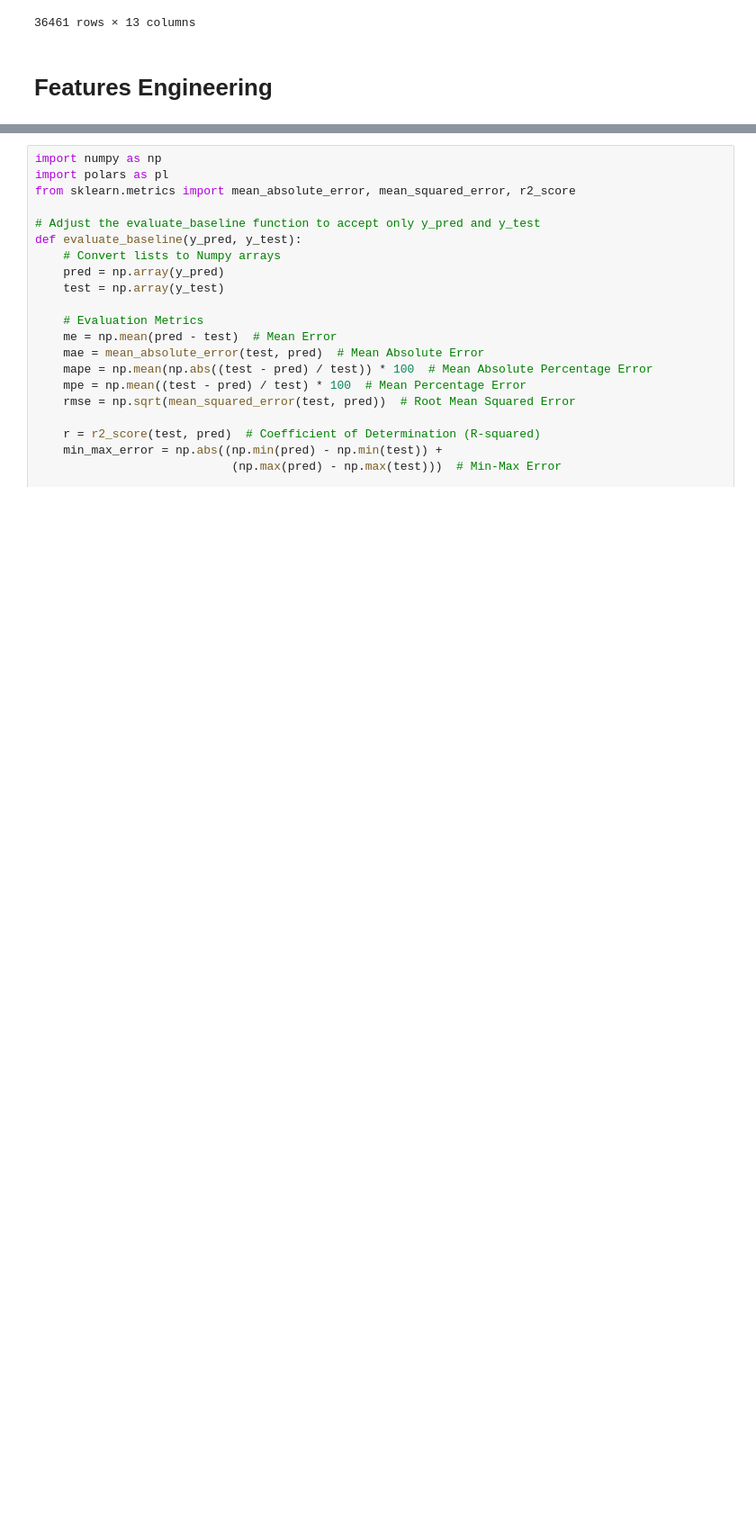
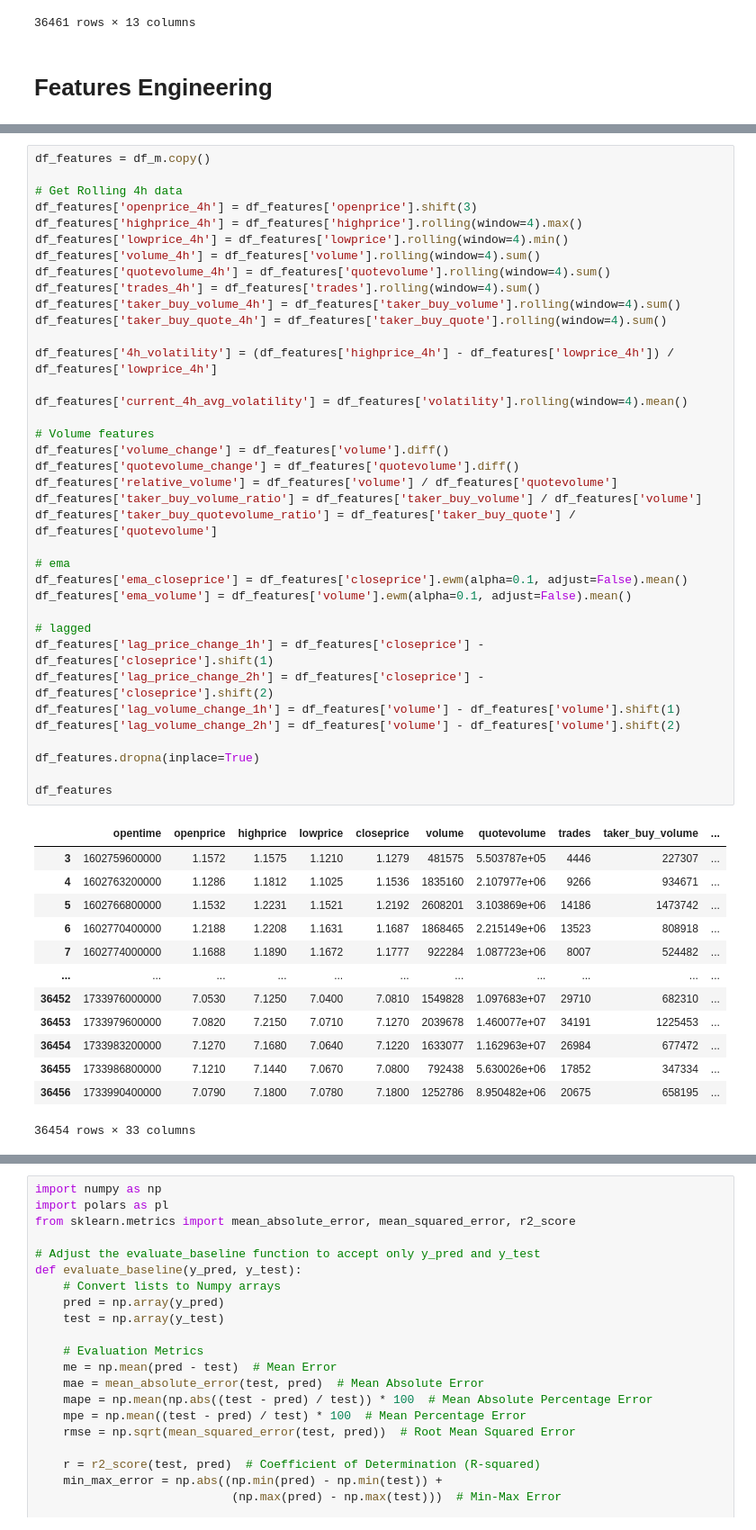
Before and after one commit to rheza-bitwyre/local-share-2, a Jupyter notebook: 02_NEAR_USDT/03_features_selection.ipynb, the cells around one changed output, grey strips where cells are left out. Shown at 90% size. Cells and saved outputs as stored; diff of their text form; blank space fills up the shorter version.

```diff
--- a/02_NEAR_USDT/03_features_selection.ipynb
+++ b/02_NEAR_USDT/03_features_selection.ipynb
@@ -38,0 +57,51 @@ Index(['opentime', 'openprice', 'highprice', 'lowprice', 'closeprice',
+# %%
+df_features = df_m.copy()
+
+# Get Rolling 4h data
+df_features['openprice_4h'] = df_features['openprice'].shift(3)
+df_features['highprice_4h'] = df_features['highprice'].rolling(window=4).max()
+df_features['lowprice_4h'] = df_features['lowprice'].rolling(window=4).min()
+df_features['volume_4h'] = df_features['volume'].rolling(window=4).sum()
+df_features['quotevolume_4h'] = df_features['quotevolume'].rolling(window=4).sum()
+df_features['trades_4h'] = df_features['trades'].rolling(window=4).sum()
+df_features['taker_buy_volume_4h'] = df_features['taker_buy_volume'].rolling(window=4).sum()
+df_features['taker_buy_quote_4h'] = df_features['taker_buy_quote'].rolling(window=4).sum()
+
+df_features['4h_volatility'] = (df_features['highprice_4h'] - df_features['lowprice_4h']) / df_features['lowprice_4h']
+
+df_features['current_4h_avg_volatility'] = df_features['volatility'].rolling(window=4).mean()
+
+# Volume features
+df_features['volume_change'] = df_features['volume'].diff()
+df_features['quotevolume_change'] = df_features['quotevolume'].diff()
+df_features['relative_volume'] = df_features['volume'] / df_features['quotevolume']
+df_features['taker_buy_volume_ratio'] = df_features['taker_buy_volume'] / df_features['volume']
+df_features['taker_buy_quotevolume_ratio'] = df_features['taker_buy_quote'] / df_features['quotevolume']
+
+# ema
+df_features['ema_closeprice'] = df_features['closeprice'].ewm(alpha=0.1, adjust=False).mean()
+df_features['ema_volume'] = df_features['volume'].ewm(alpha=0.1, adjust=False).mean()
+
+# lagged
+df_features['lag_price_change_1h'] = df_features['closeprice'] - df_features['closeprice'].shift(1)
+df_features['lag_price_change_2h'] = df_features['closeprice'] - df_features['closeprice'].shift(2)
+df_features['lag_volume_change_1h'] = df_features['volume'] - df_features['volume'].shift(1)
+df_features['lag_volume_change_2h'] = df_features['volume'] - df_features['volume'].shift(2)
+
+df_features.dropna(inplace=True)
+
+df_features
+# %% [output]
+|  | opentime | openprice | highprice | lowprice | closeprice | volume | quotevolume | trades | taker_buy_volume | ... |
+| 3 | 1602759600000 | 1.1572 | 1.1575 | 1.1210 | 1.1279 | 481575 | 5.503787e+05 | 4446 | 227307 | ... |
+| 4 | 1602763200000 | 1.1286 | 1.1812 | 1.1025 | 1.1536 | 1835160 | 2.107977e+06 | 9266 | 934671 | ... |
+| 5 | 1602766800000 | 1.1532 | 1.2231 | 1.1521 | 1.2192 | 2608201 | 3.103869e+06 | 14186 | 1473742 | ... |
+| 6 | 1602770400000 | 1.2188 | 1.2208 | 1.1631 | 1.1687 | 1868465 | 2.215149e+06 | 13523 | 808918 | ... |
+| 7 | 1602774000000 | 1.1688 | 1.1890 | 1.1672 | 1.1777 | 922284 | 1.087723e+06 | 8007 | 524482 | ... |
+| ... | ... | ... | ... | ... | ... | ... | ... | ... | ... | ... |
+| 36452 | 1733976000000 | 7.0530 | 7.1250 | 7.0400 | 7.0810 | 1549828 | 1.097683e+07 | 29710 | 682310 | ... |
+| 36453 | 1733979600000 | 7.0820 | 7.2150 | 7.0710 | 7.1270 | 2039678 | 1.460077e+07 | 34191 | 1225453 | ... |
+| 36454 | 1733983200000 | 7.1270 | 7.1680 | 7.0640 | 7.1220 | 1633077 | 1.162963e+07 | 26984 | 677472 | ... |
+| 36455 | 1733986800000 | 7.1210 | 7.1440 | 7.0670 | 7.0800 | 792438 | 5.630026e+06 | 17852 | 347334 | ... |
+| 36456 | 1733990400000 | 7.0790 | 7.1800 | 7.0780 | 7.1800 | 1252786 | 8.950482e+06 | 20675 | 658195 | ... |
+36454 rows × 33 columns
```
Also changed, not shown: parts of 18 cells of this notebook, 2 other files.
